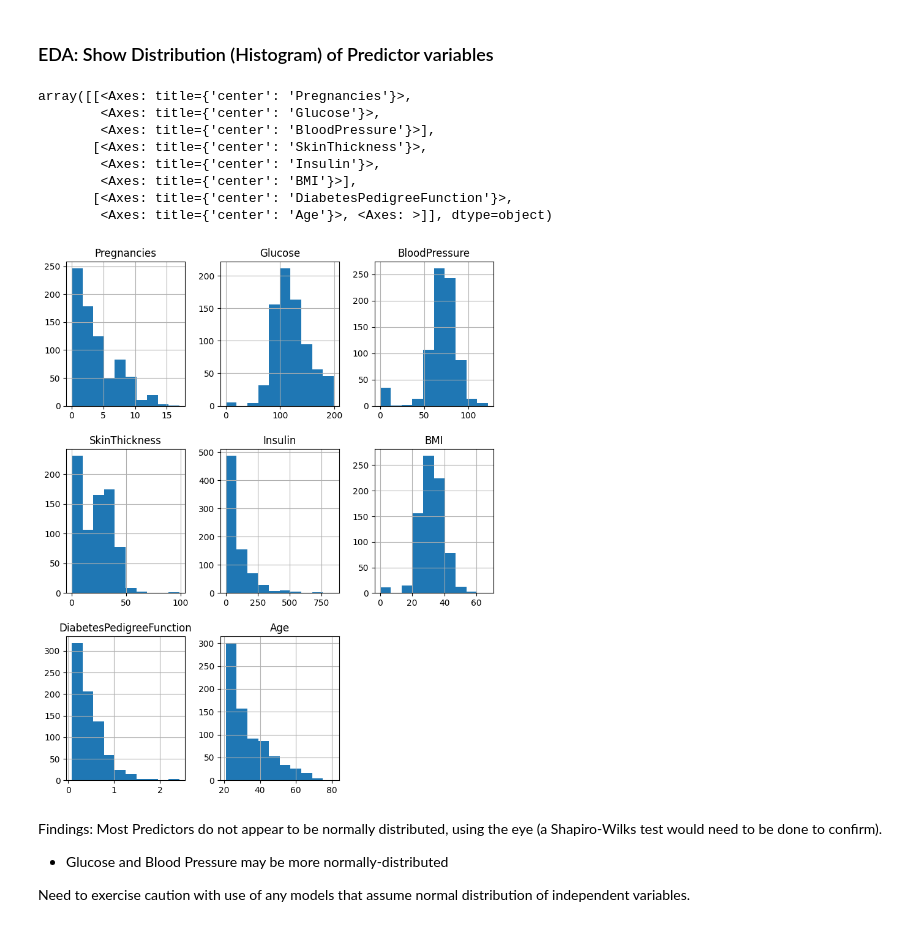
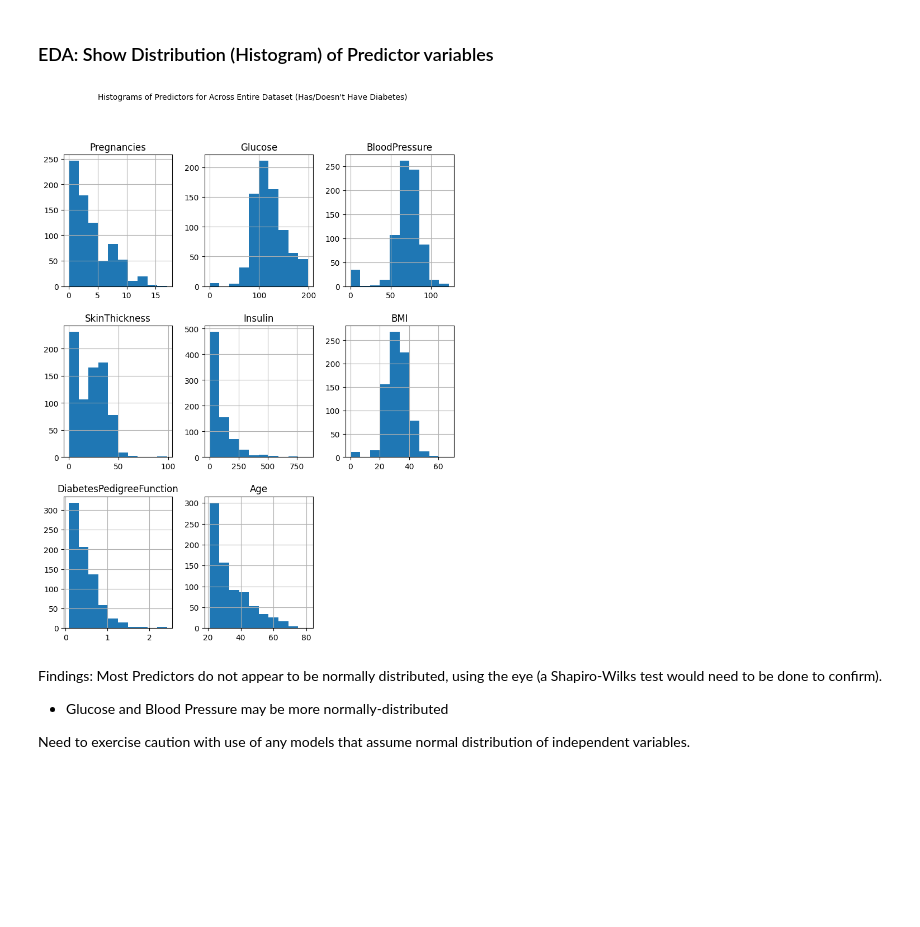
Before and after one commit to jtwleung/Project-Supervised-Machine-Learning, a Jupyter notebook: Supervised Learning - Project.ipynb, the cells around one changed output. Drawn from its saved outputs; the diff is of its cells as text; code cells hidden in the pictures; blank space fills up the shorter version.

```diff
--- a/Supervised Learning - Project.ipynb
+++ b/Supervised Learning - Project.ipynb
@@ -202,16 +223,10 @@ Index(['Pregnancies', 'Glucose', 'BloodPressure', 'SkinThickness', 'Insulin',
 # %%
 # Plot distributions of all numerical columns
 df[predictors].hist(bins=10, figsize=(9, 11))
+plt.suptitle('Histograms of Predictors for Across Entire Dataset (Has/Doesn\'t Have Diabetes)', fontsize=10)
+plt.show()
 # %% [output]
-array([[<Axes: title={'center': 'Pregnancies'}>,
-        <Axes: title={'center': 'Glucose'}>,
-        <Axes: title={'center': 'BloodPressure'}>],
-       [<Axes: title={'center': 'SkinThickness'}>,
-        <Axes: title={'center': 'Insulin'}>,
-        <Axes: title={'center': 'BMI'}>],
-       [<Axes: title={'center': 'DiabetesPedigreeFunction'}>,
-        <Axes: title={'center': 'Age'}>, <Axes: >]], dtype=object)
-[figure, old version]
+[figure, new version]
 # %% [markdown]
 Findings: Most Predictors do not appear to be normally distributed, using the eye (a Shapiro-Wilks test would need to be done to confirm).
 * Glucose and Blood Pressure may be more normally-distributed
```
Also changed, not shown: parts of 38 cells of this notebook.
